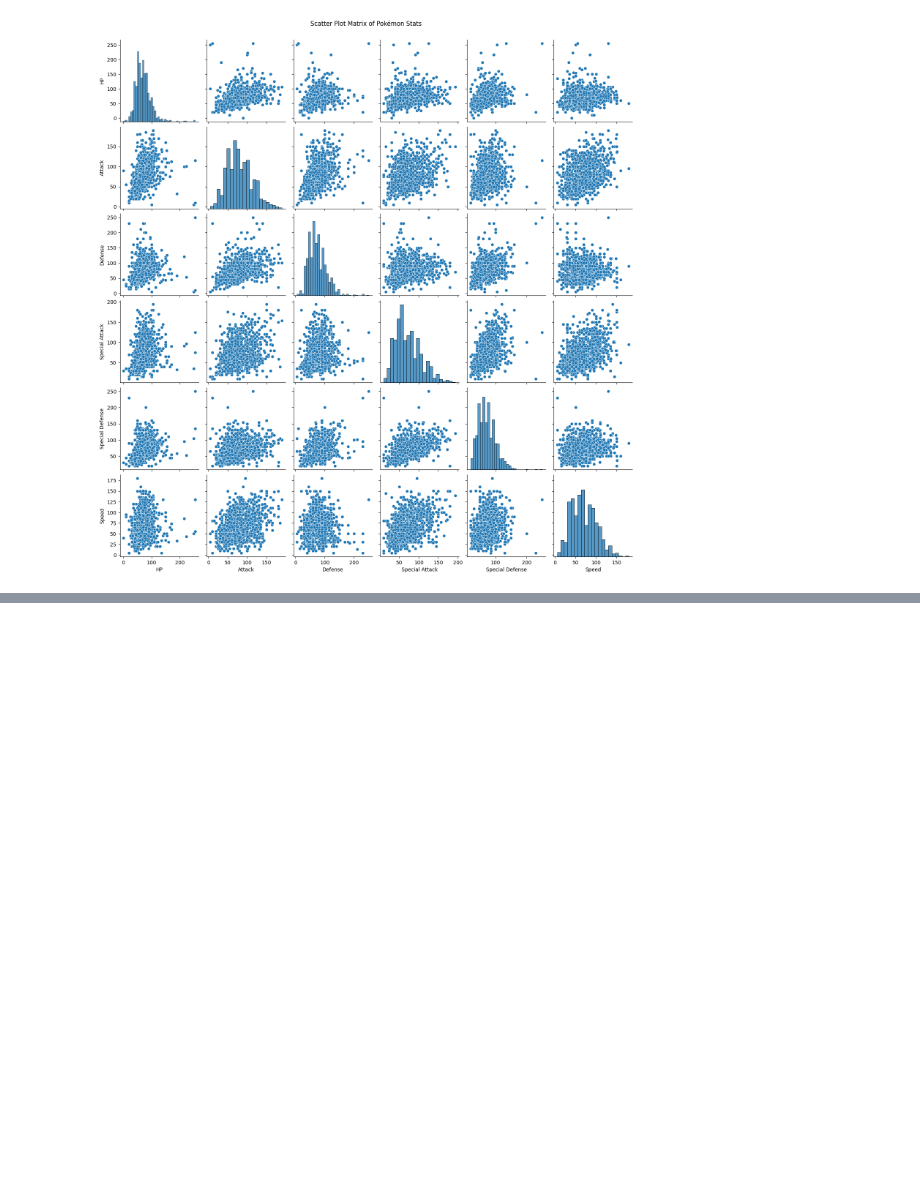
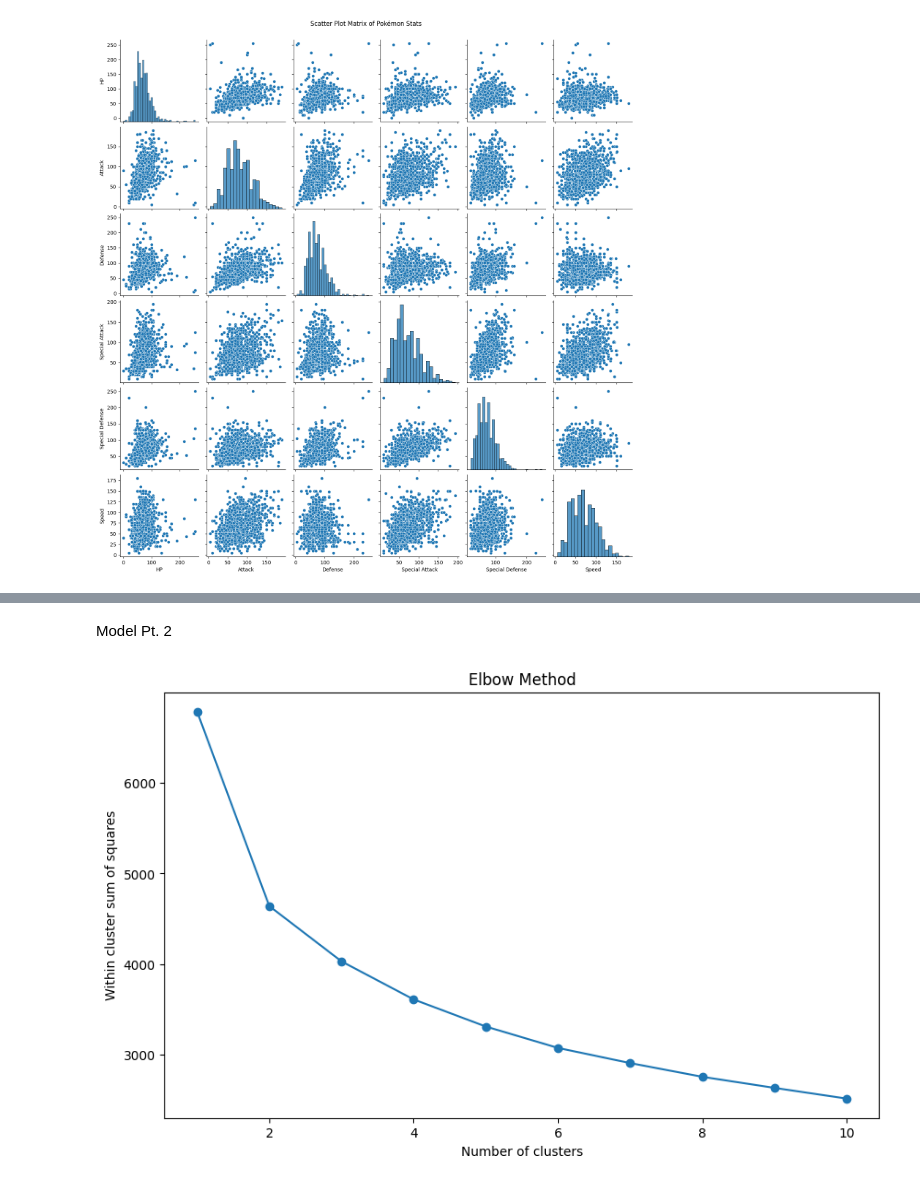
Before and after one commit to AdamNur422/ITCS-3162-Final-Project, a Jupyter notebook: Final Project.ipynb, the cells around one changed output, grey strips where cells are left out. Cells and saved outputs as stored; diff of their text form; code cells hidden in the pictures; blank space fills up the shorter version.

```diff
--- a/Final Project.ipynb
+++ b/Final Project.ipynb
@@ -447,0 +522,29 @@ Markdown
+# %% [markdown]
+Model Pt. 2
+# %%
+from sklearn.cluster import KMeans
+from sklearn.preprocessing import StandardScaler
+
+pokemon_data = pd.read_csv('pokemon.csv')
+
+features = ['HP', 'Attack', 'Defense', 'Special Attack', 'Special Defense', 'Speed']
+X = pokemon_data[features]
+
+scaler = StandardScaler()
+X_scaled = scaler.fit_transform(X)
+
+
+wcss = []
+for i in range(1, 11):
+    kmeans = KMeans(n_clusters=i, init='k-means++', random_state=42)
+    kmeans.fit(X_scaled)
+    wcss.append(kmeans.inertia_)
+
+plt.figure(figsize=(10, 6))
+plt.plot(range(1, 11), wcss, marker='o')
+plt.title('Elbow Method')
+plt.xlabel('Number of clusters')
+plt.ylabel('Within cluster sum of squares')
+plt.show()
+# %% [output]
+[figure, added]
```
Also changed, not shown: parts of 45 cells of this notebook, 1 other file.
